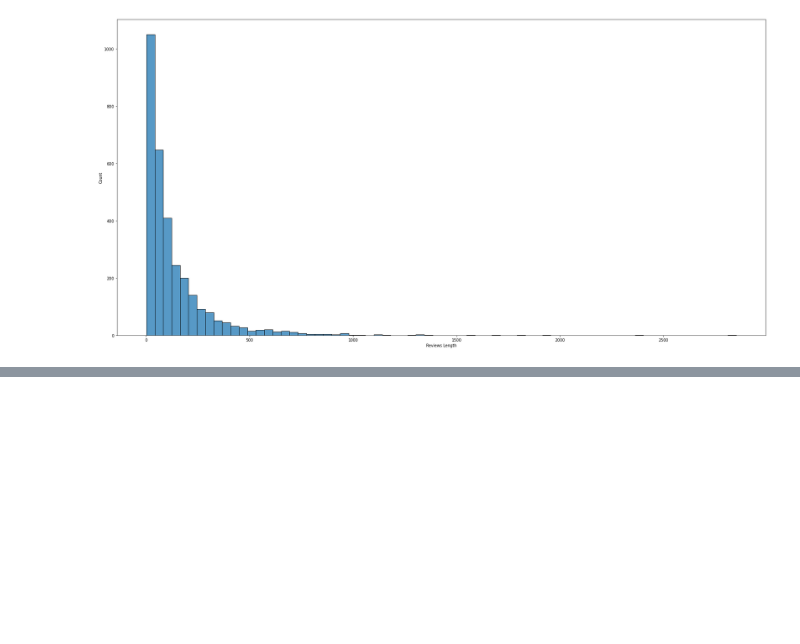
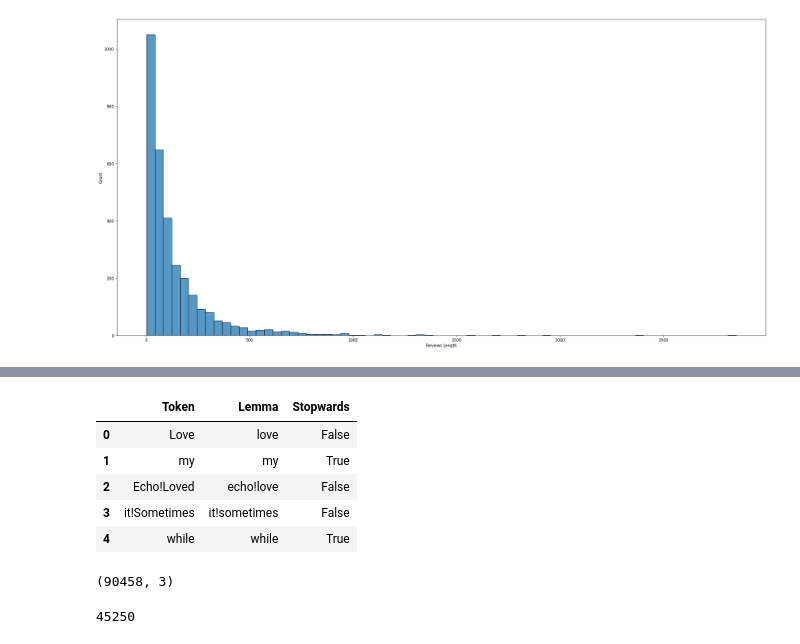
Before and after one commit to ddahiya16/Amazon-Alexa-Review-Analysis, a Jupyter notebook: Amazon Alexa Reviews Analysis.ipynb, the cells around one changed output, grey strips where cells are left out. Saved outputs shown, nothing was run; the diff lists cells and outputs as text; code cells hidden in the pictures; blank space fills up the shorter version.

```diff
--- a/Amazon Alexa Reviews Analysis.ipynb
+++ b/Amazon Alexa Reviews Analysis.ipynb
@@ -158,0 +159,39 @@ sns.histplot(data=df, x="Reviews Length", bins= 50, ax = ax, hue = 'feedback')
+# %%
+import spacy
+nlp = spacy.load('en_core_web_sm')
+rev = ""
+for x in df['verified_reviews']:
+    rev = rev+x
+doc = nlp(rev)
+# %%
+tokens = pd.DataFrame(columns=['Token','Lemma','Stopwards'])
+
+tok = []
+lem = []
+stop = []
+for t in doc:
+    tok.append(str(t))
+    lem.append(t.lemma_)
+    stop.append(t.is_stop)
+
+
+tokens["Token"] = tok
+tokens['Lemma'] = lem
+tokens['Stopwards'] = stop
+
+tokens.head()
+# %% [output]
+|  | Token | Lemma | Stopwards |
+| 0 | Love | love | False |
+| 1 | my | my | True |
+| 2 | Echo!Loved | echo!love | False |
+| 3 | it!Sometimes | it!sometimes | False |
+| 4 | while | while | True |
+# %%
+tokens.shape
+# %% [output]
+(90458, 3)
+# %%
+print("Total number of u",tokens['Stopwards'][tokens['Stopwards']==True].count())
+# %% [output]
+45250
```
Also changed, not shown: parts of 5 cells of this notebook.
